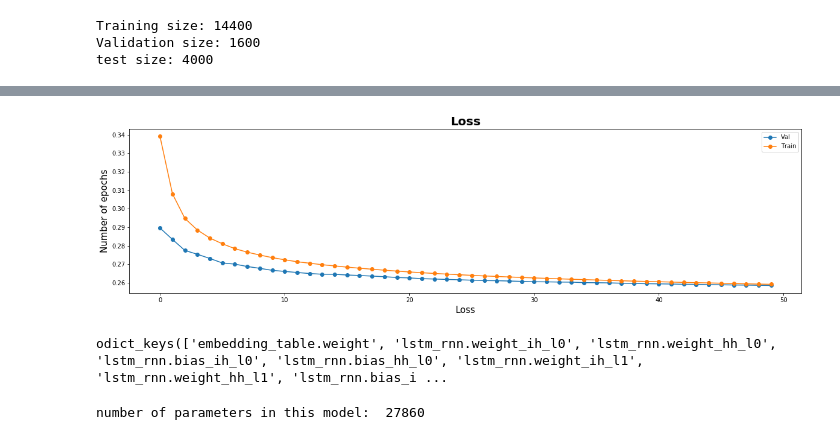
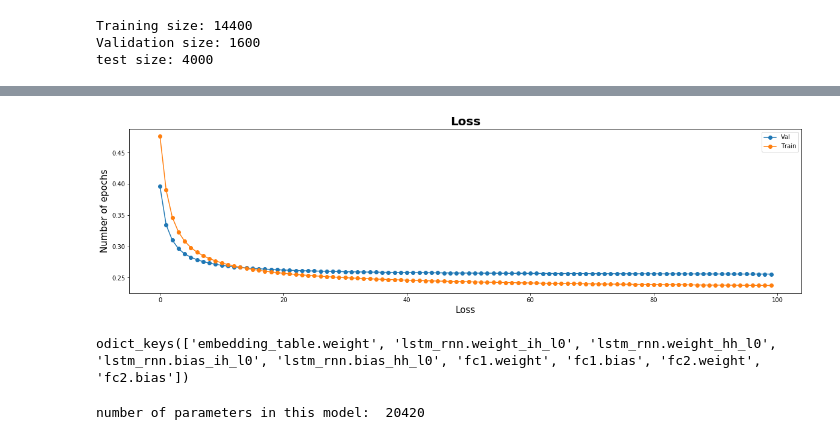
Before and after one commit to ChihchengHsieh/P700, a Jupyter notebook: Projet-Siamese-Pytorch.ipynb, the cells around one changed output, grey strips where cells are left out. Saved outputs shown, nothing was run; the diff lists cells and outputs as text; code cells hidden in the pictures.

Commit message:
DataAndLearningRateDecay

```diff
--- a/Projet-Siamese-Pytorch.ipynb
+++ b/Projet-Siamese-Pytorch.ipynb
@@ -53,20 +53,28 @@ def one_hot(s):
     s_onehot.zero_()
     s_onehot.scatter_(2, s.unsqueeze(2), 1)
     return s_onehot
+# def padding(data):
+#     left = []
+#     maxlen= 50
+#     for i in range(data.shape[0]):
+#         diff = maxlen - len((data.iloc[i]['left']))
+#         if diff>=1:
+#             data.iloc[i]['left']+= [0]*diff
+#         left.append((data.iloc[i]['left']))
+#     right = []
+#     maxlen= 50
+#     for i in range(data.shape[0]):
+#         diff = maxlen - len((data.iloc[i]['right']))
+#         if diff>=1:
+#             data.iloc[i]['right']+= [0]*diff
+#         right.append((data.iloc[i]['right']))
+#     return torch.tensor(np.array([right,left])).transpose(1,0)
 def padding(data):
     left = []
-    maxlen= 50
     for i in range(data.shape[0]):
-        diff = maxlen - len((data.iloc[i]['left']))
-        if diff>=1:
-            data.iloc[i]['left']+= [0]*diff
         left.append((data.iloc[i]['left']))
     right = []
-    maxlen= 50
     for i in range(data.shape[0]):
-        diff = maxlen - len((data.iloc[i]['right']))
-        if diff>=1:
-            data.iloc[i]['right']+= [0]*diff
         right.append((data.iloc[i]['right']))
     return torch.tensor(np.array([right,left])).transpose(1,0)
 # %%
@@ -231,7 +243,7 @@ class SiameseClassifier(nn.Module):
         self.forward()
         self.get_loss()
 # %%
-num_epochs = 50
+num_epochs = 100
 pretrain=False
 
 opt = {
@@ -240,9 +252,10 @@ opt = {
     'num_layers':1,
     'embedding_dim':50,
     'learning_rate':0.0001,#10**np.random.uniform(-5, -3)
+#     'learning_rate':10**np.random.uniform(-5, -3),
     'bidirection_lstm':False,
     'seqlen':50,
-    'batch_size':32
+    'batch_size':64
 }
 print('learning_rate: ',opt['learning_rate'])
 
@@ -263,8 +276,11 @@ else:
     # Initialize parameters
     classifier.initialize_parameters()
 
+#Learning rate decay
+scheduler = optim.lr_scheduler.MultiStepLR(classifier.optimizer_a, milestones=[20,40,60,80], gamma=0.5)
+
 for epoch in range(num_epochs):
-
+    scheduler.step()
     # Initiate the training data loader
     train_loader = DataLoader(train_dataset, batch_size=batch_size,shuffle=True)
     running_loss = list()
@@ -357,13 +373,13 @@ Average validation fold accuracy at epoch 49: 0.2585
 # %%
 fig, ax = plt.subplots(figsize= (20,5))
 ax.plot(avg_valids,marker='o',label='Val')
 ax.plot(avg_trainings,marker='o',label='Train')
 ax.set_xlabel('Loss',fontsize=15)
 ax.set_ylabel('Number of epochs',fontsize=15)
 ax.set_title('Loss',fontsize=20,fontweight ="bold")
 ax.legend()
-graph_path = "./Pytorch_Results/FullDataOnlyLSTM1lr" + str(opt['learning_rate']) +'.png'
+graph_path = "./Pytorch_Results/FullDataOnlyLSTM1lr" + str(opt['learning_rate']) +'Decay.png'
 fig.savefig(graph_path)
 # %% [output]
-[figure, old version]
+[figure, new version]
 # %%
@@ -372,7 +388,7 @@ torch.save(classifier, model_path)
 # %%
 classifier.encoder_a.state_dict().keys()
 # %% [output]
-odict_keys(['embedding_table.weight', 'lstm_rnn.weight_ih_l0', 'lstm_rnn.weight_hh_l0', 'lstm_rnn.bias_ih_l0', 'lstm_rnn.bias_hh_l0', 'lstm_rnn.weight_ih_l1', 'lstm_rnn.weight_hh_l1', 'lstm_rnn.bias_i ...
+odict_keys(['embedding_table.weight', 'lstm_rnn.weight_ih_l0', 'lstm_rnn.weight_hh_l0', 'lstm_rnn.bias_ih_l0', 'lstm_rnn.bias_hh_l0', 'fc1.weight', 'fc1.bias', 'fc2.weight', 'fc2.bias'])
 # %%
 def get_n_params(model):
     pp=0
@@ -384,4 +400,4 @@ def get_n_params(model):
     return pp
 print("number of parameters in this model: ",get_n_params(classifier))
 # %% [output]
-number of parameters in this model:  27860
+number of parameters in this model:  20420
```
Also changed, not shown: parts of 4 cells of this notebook, 44 other files.
